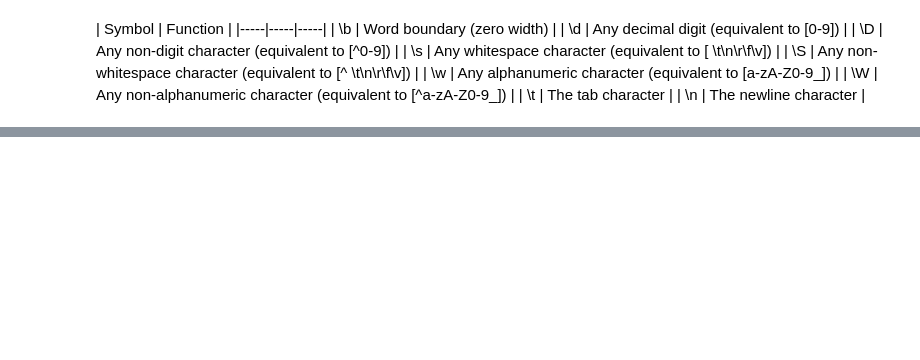
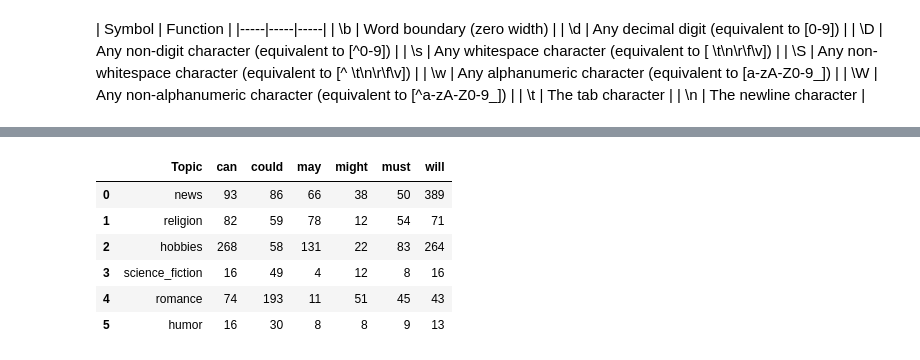
Before and after one commit to WhitneyOnTheWeb/JupyterNotebooks, a Jupyter notebook: Machine Learning/NLTKforPython_Ch3.ipynb, the cells around one changed output, grey strips where cells are left out. Cells and saved outputs as stored; diff of their text form; code cells hidden in the pictures; blank space fills up the shorter version.

```diff
--- a/Machine Learning/NLTKforPython_Ch3.ipynb
+++ b/Machine Learning/NLTKforPython_Ch3.ipynb
@@ -539,0 +1117,6 @@ print(re_split_raw[:75])
+# %%
+# Formatted output containing a combination of variables and pre-specified strings
+# Using print() syntax
+fdist = nltk.FreqDist(['dog', 'cat', 'dog', 'cat', 'dog', 'snake', 'dog', 'cat'])
+for word in sorted(fdist):
+    print(word, '->', fdist[word], end='; ')
@@ -539,0 +1130,5 @@ print(re_split_raw[:75])
+# %%
+# Formatted output containing a combination of variables and pre-specified strings
+# Using format() function
+for word in sorted(fdist):
+    print('{0}->{1};'.format(word, fdist[word]), end=' ')
@@ -539,0 +1217,13 @@ print(re_split_raw[:75])
+# %%
+cfd = nltk.ConditionalFreqDist(
+           (genre, word)
+           for genre in brown.categories()
+           for word in brown.words(categories=genre))
+genres = ['news', 'religion', 'hobbies', 'science_fiction', 'romance', 'humor']
+modals = ['can', 'could', 'may', 'might', 'must', 'will']
+
+
+tabulateFile('brown', cfd, modals, genres)
+
+df_brown = pd.DataFrame(tabulateReturn(cfd, modals, genres)
+                        , columns=('Topic', 'can', 'could', 'may', 'might', 'must', 'will'))
@@ -539,0 +1238,10 @@ print(re_split_raw[:75])
+# %%
+df_brown
+# %% [output]
+|  | Topic | can | could | may | might | must | will |
+| 0 | news | 93 | 86 | 66 | 38 | 50 | 389 |
+| 1 | religion | 82 | 59 | 78 | 12 | 54 | 71 |
+| 2 | hobbies | 268 | 58 | 131 | 22 | 83 | 264 |
+| 3 | science_fiction | 16 | 49 | 4 | 12 | 8 | 16 |
+| 4 | romance | 74 | 193 | 11 | 51 | 45 | 43 |
+| 5 | humor | 16 | 30 | 8 | 8 | 9 | 13 |
```
Also changed, not shown: parts of 123 cells of this notebook, 1 other file.
